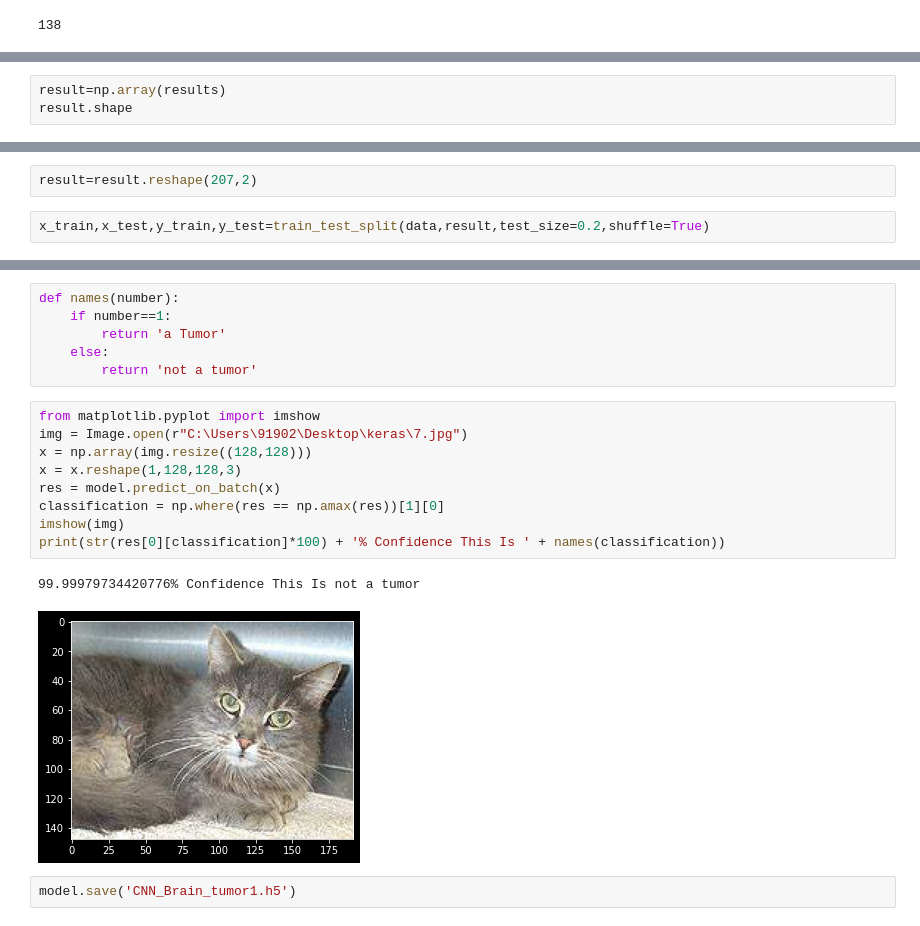
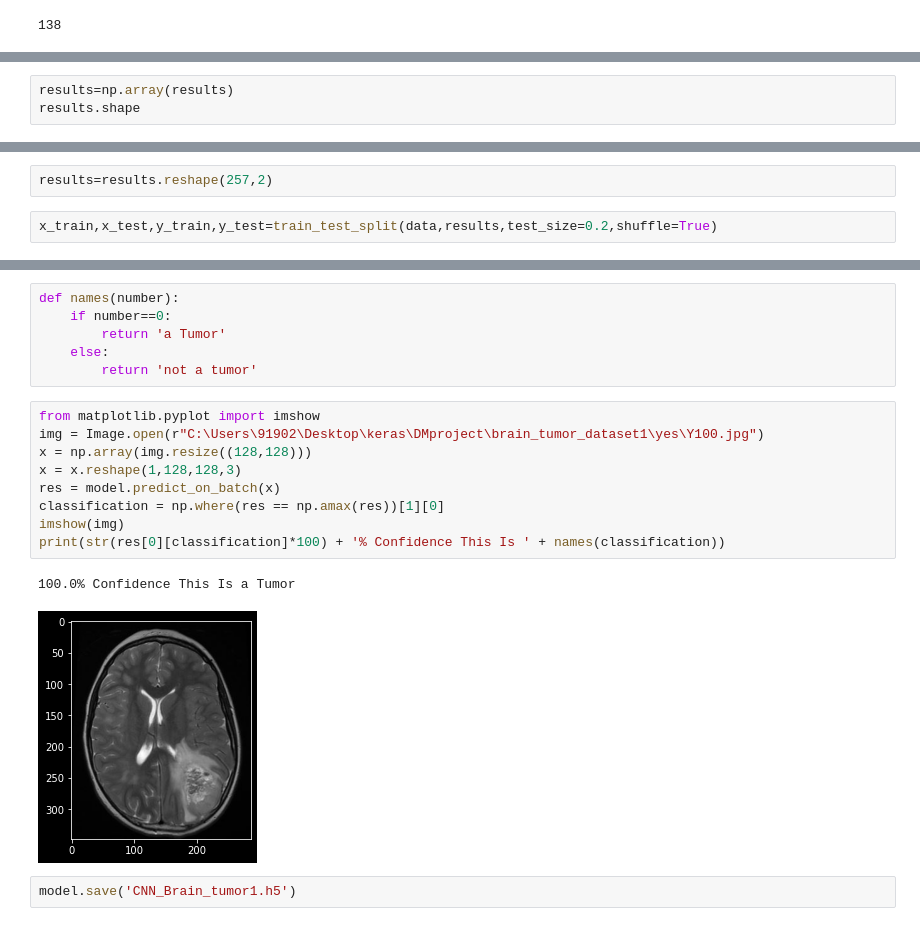
Before and after one commit to shivampandeyvns/DM-project, a Jupyter notebook: Custom CNN.ipynb, the cells around one changed output, grey strips where cells are left out. Saved outputs shown, nothing was run; the diff lists cells and outputs as text.

```diff
--- a/Custom CNN.ipynb
+++ b/Custom CNN.ipynb
@@ -65,4 +63,4 @@ data.shape
 # %%
-result=np.array(results)
-result.shape
+results=np.array(results)
+results.shape
 # %% [output]
@@ -72,6 +70,6 @@ result[0]
 # %% [output]
 array([[1., 0.]])
 # %%
-result=result.reshape(207,2)
+results=results.reshape(257,2)
 # %%
-x_train,x_test,y_train,y_test=train_test_split(data,result,test_size=0.2,shuffle=True)
+x_train,x_test,y_train,y_test=train_test_split(data,results,test_size=0.2,shuffle=True)
@@ -152,21 +158,21 @@ plt.show()
 # %%
 def names(number):
-    if number==1:
+    if number==0:
         return 'a Tumor'
     else:
         return 'not a tumor'
 # %%
 from matplotlib.pyplot import imshow
-img = Image.open(r"C:\Users\91902\Desktop\keras\7.jpg")
+img = Image.open(r"C:\Users\91902\Desktop\keras\DMproject\brain_tumor_dataset1\yes\Y100.jpg")
 x = np.array(img.resize((128,128)))
 x = x.reshape(1,128,128,3)
 res = model.predict_on_batch(x)
 classification = np.where(res == np.amax(res))[1][0]
 imshow(img)
 print(str(res[0][classification]*100) + '% Confidence This Is ' + names(classification))
 # %% [output]
-99.99979734420776% Confidence This Is not a tumor
+100.0% Confidence This Is a Tumor
-[figure, old version]
+[figure, new version]
 # %%
 model.save('CNN_Brain_tumor1.h5')
 # %%
```
Also changed, not shown: parts of 11 cells of this notebook, 1 other file.
